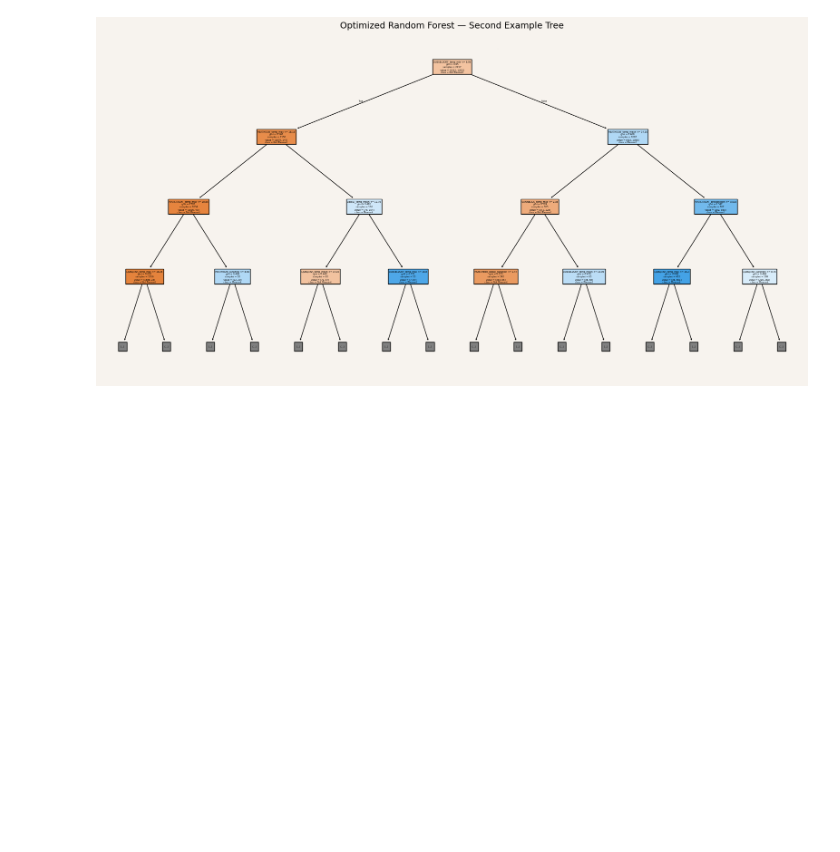
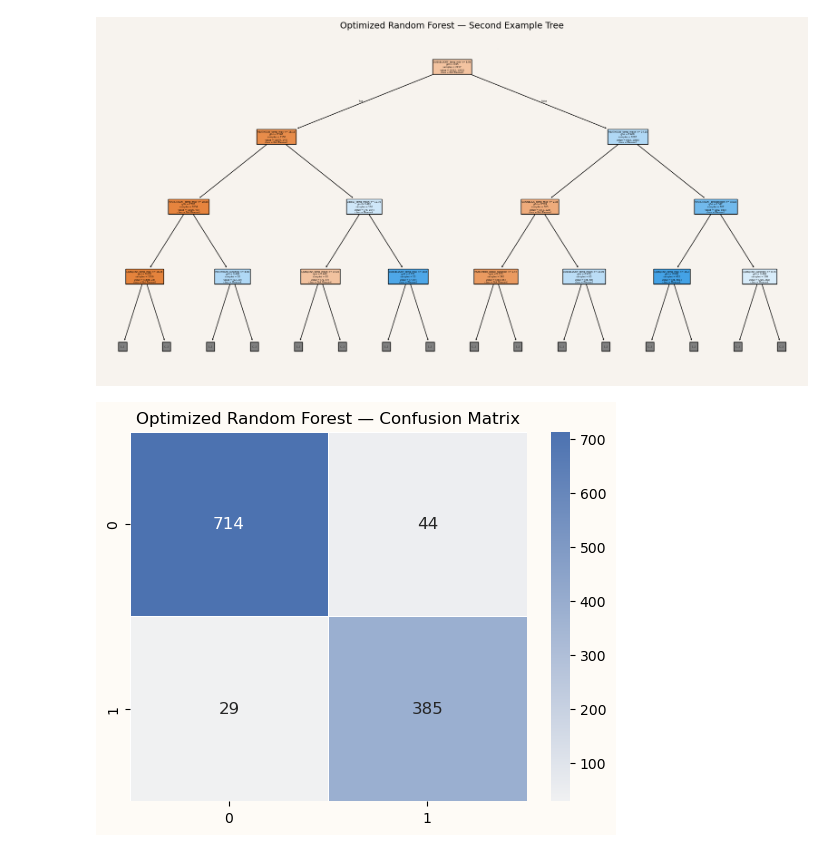
Before and after one commit to Julie-Fliorko/Pleasant-weather-predictions, a Jupyter notebook: Scripts/11. Random Forest: feature optimization.ipynb, the cells around one changed output. Drawn from its saved outputs; the diff is of its cells as text; code cells hidden in the pictures; blank space fills up the shorter version.

```diff
--- a/Scripts/11. Random Forest: feature optimization.ipynb
+++ b/Scripts/11. Random Forest: feature optimization.ipynb
@@ -235,3 +235,23 @@ plt.title("Optimized Random Forest — Second Example Tree", fontsize=14)
 plt.show()
 # %% [output]
 [figure]
+# %%
+cm_opt = confusion_matrix(y_test, y_pred_opt)
+
+sns.heatmap(
+    cm_opt,
+    annot=True,
+    fmt="d",
+    cmap=sns.light_palette("#4C72B0", as_cmap=True),
+    cbar=True,
+    linewidths=0.5,
+    linecolor="white",
+    annot_kws={"size": 12}
+)
+
+plt.gca().set_facecolor("#FEFBF6")
+plt.gcf().patch.set_facecolor("#FEFBF6")
+plt.title("Optimized Random Forest — Confusion Matrix")
+plt.show()
+# %% [output]
+[figure, added]
```
Also changed, not shown: 1 other file.
